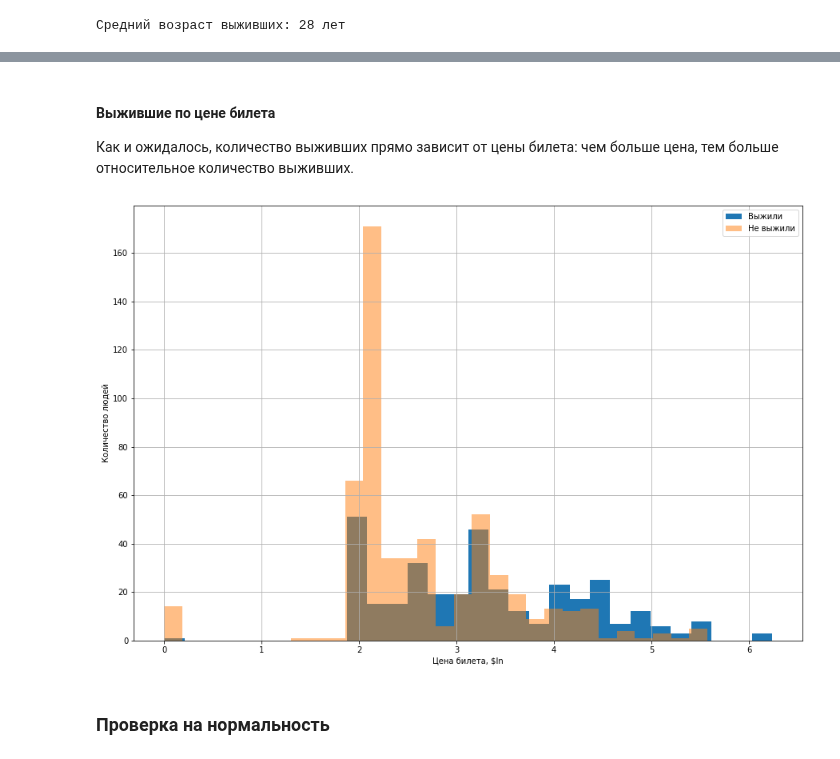
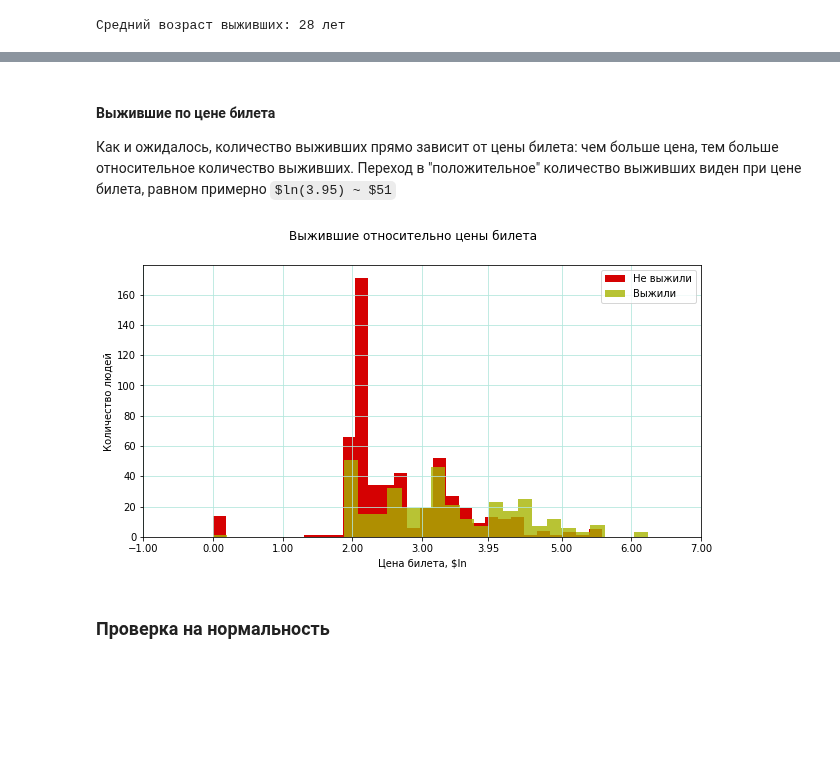
Before and after one commit to gaskeo/yandex-lyceum-selection-round, a Jupyter notebook: main.ipynb, the cells around one changed output, grey strips where cells are left out. Cells and saved outputs as stored; diff of their text form; code cells hidden in the pictures; blank space fills up the shorter version.

```diff
--- a/main.ipynb
+++ b/main.ipynb
@@ -596,30 +672,37 @@ plt.show()
 # %% [markdown]
 #### Выжившие по цене билета
-Как и ожидалось, количество выживших прямо зависит от цены билета: чем больше цена, тем больше относительное количество выживших.
+Как и ожидалось, количество выживших прямо зависит от цены билета: чем больше цена, тем больше относительное количество выживших. Переход в "положительное" количество выживших виден при цене билета, равном примерно `$ln(3.95) ~ $51`
 # %%
 fig, ax = plt.subplots()
-fig.set_size_inches(15, 10)
+fig.set_size_inches(*one_axes_size)
+fig.suptitle('Выжившие относительно цены билета')
+
 bins = 30
-
-survived_fare = df[df[survived] == 1][fare].apply(np.log).replace(float('-inf'), 0)
-survived_fare.hist(
-    bins=bins,
-    ax=ax,
-    label='Выжили')
 
 not_survived_fare = df[df[survived] == 0][fare].apply(np.log).replace(float('-inf'), 0)
 not_survived_fare.hist(
     bins=bins,
     ax=ax,
     label='Не выжили',
-    alpha=0.5)
+    color=bad_color)
+
+survived_fare = df[df[survived] == 1][fare].apply(np.log).replace(float('-inf'), 0)
+survived_fare.hist(
+    bins=bins,
+    ax=ax,
+    label='Выжили',
+    alpha=0.8,
+    color=good_color)
 
 ax.set_xlabel('Цена билета, $ln')
 ax.set_ylabel('Количество людей')
+ax.set_xticks(list(ax.get_xticks()[ax.get_xticks() != 4]) + [3.95])
 ax.legend()
+ax.grid(True, color=neutral_color)
+
 plt.show()
 # %% [output]
-[figure, old version]
+[figure, new version]
 # %% [markdown]
 ### Проверка на нормальность
 # %% [markdown]
```
Also changed, not shown: parts of 42 cells of this notebook.
